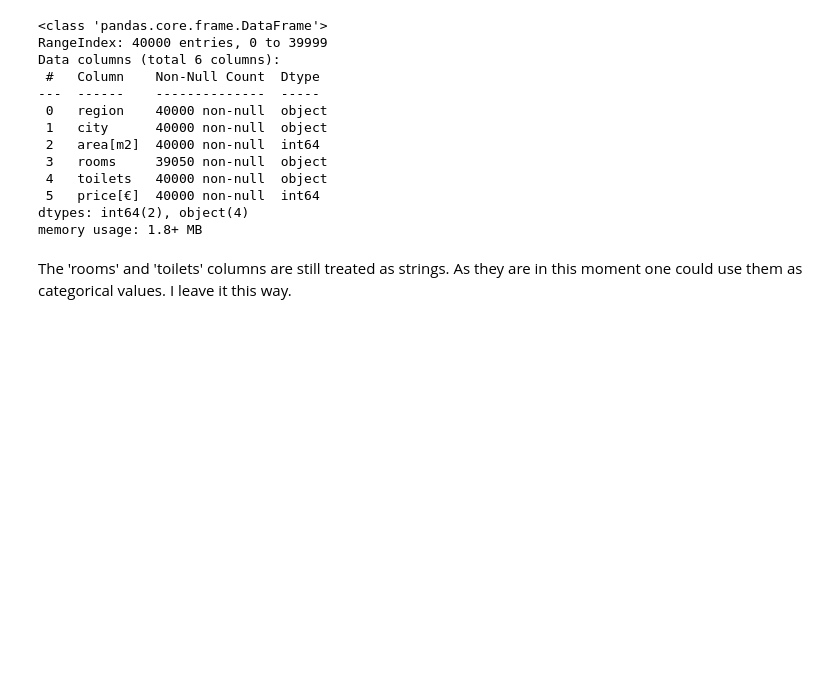
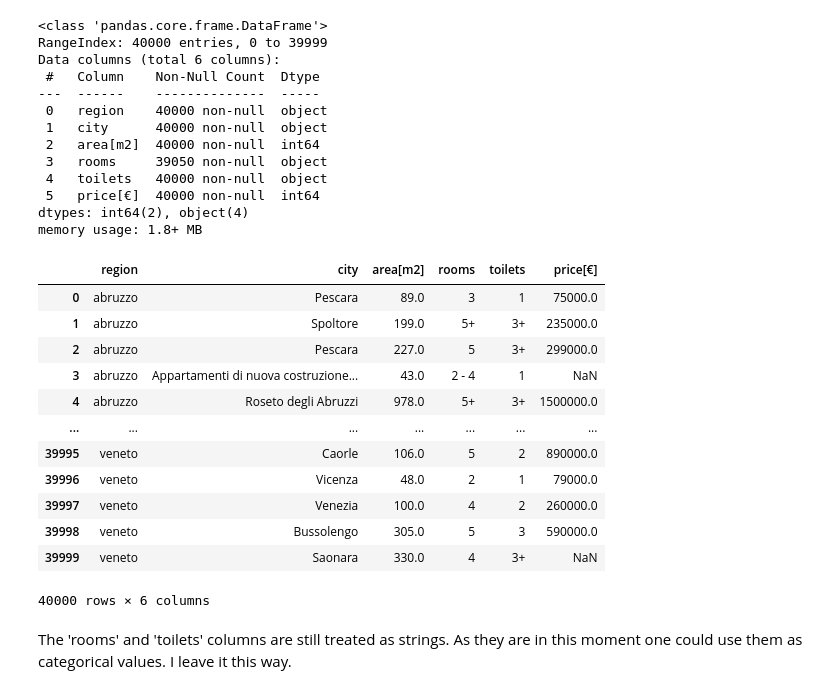
Before and after one commit to andrea-bavetta/3_Webscraping-realestate, a Jupyter notebook: Immobiliare_datacleaning.ipynb, the cells around one changed output. Saved outputs shown, nothing was run; the diff lists cells and outputs as text; code cells hidden in the pictures; blank space fills up the shorter version.

Commit message:
Replaced zero values with np.nan in 'area' and 'price' columns

```diff
--- a/Immobiliare_datacleaning.ipynb
+++ b/Immobiliare_datacleaning.ipynb
@@ -158,6 +158,24 @@ Data columns (total 6 columns):
  5   price[€]  40000 non-null  int64
 dtypes: int64(2), object(4)
 memory usage: 1.8+ MB
+# %%
+df['area[m2]'] = df['area[m2]'].apply(lambda x: np.nan if x==0 else x)
+df['price[€]'] = df['price[€]'].apply(lambda x: np.nan if x==0 else x)
+df
+# %% [output]
+|  | region | city | area[m2] | rooms | toilets | price[€] |
+| 0 | abruzzo | Pescara | 89.0 | 3 | 1 | 75000.0 |
+| 1 | abruzzo | Spoltore | 199.0 | 5+ | 3+ | 235000.0 |
+| 2 | abruzzo | Pescara | 227.0 | 5 | 3+ | 299000.0 |
+| 3 | abruzzo | Appartamenti di nuova costruzione... | 43.0 | 2 - 4 | 1 | NaN |
+| 4 | abruzzo | Roseto degli Abruzzi | 978.0 | 5+ | 3+ | 1500000.0 |
+| ... | ... | ... | ... | ... | ... | ... |
+| 39995 | veneto | Caorle | 106.0 | 5 | 2 | 890000.0 |
+| 39996 | veneto | Vicenza | 48.0 | 2 | 1 | 79000.0 |
+| 39997 | veneto | Venezia | 100.0 | 4 | 2 | 260000.0 |
+| 39998 | veneto | Bussolengo | 305.0 | 5 | 3 | 590000.0 |
+| 39999 | veneto | Saonara | 330.0 | 4 | 3+ | NaN |
+40000 rows × 6 columns
 # %% [markdown]
 The 'rooms' and 'toilets' columns are still treated as strings. As they are in this moment one could use them as categorical values. I leave it this way.
 # %% [markdown]
```
Also changed, not shown: parts of 3 cells of this notebook, 1 other file.
